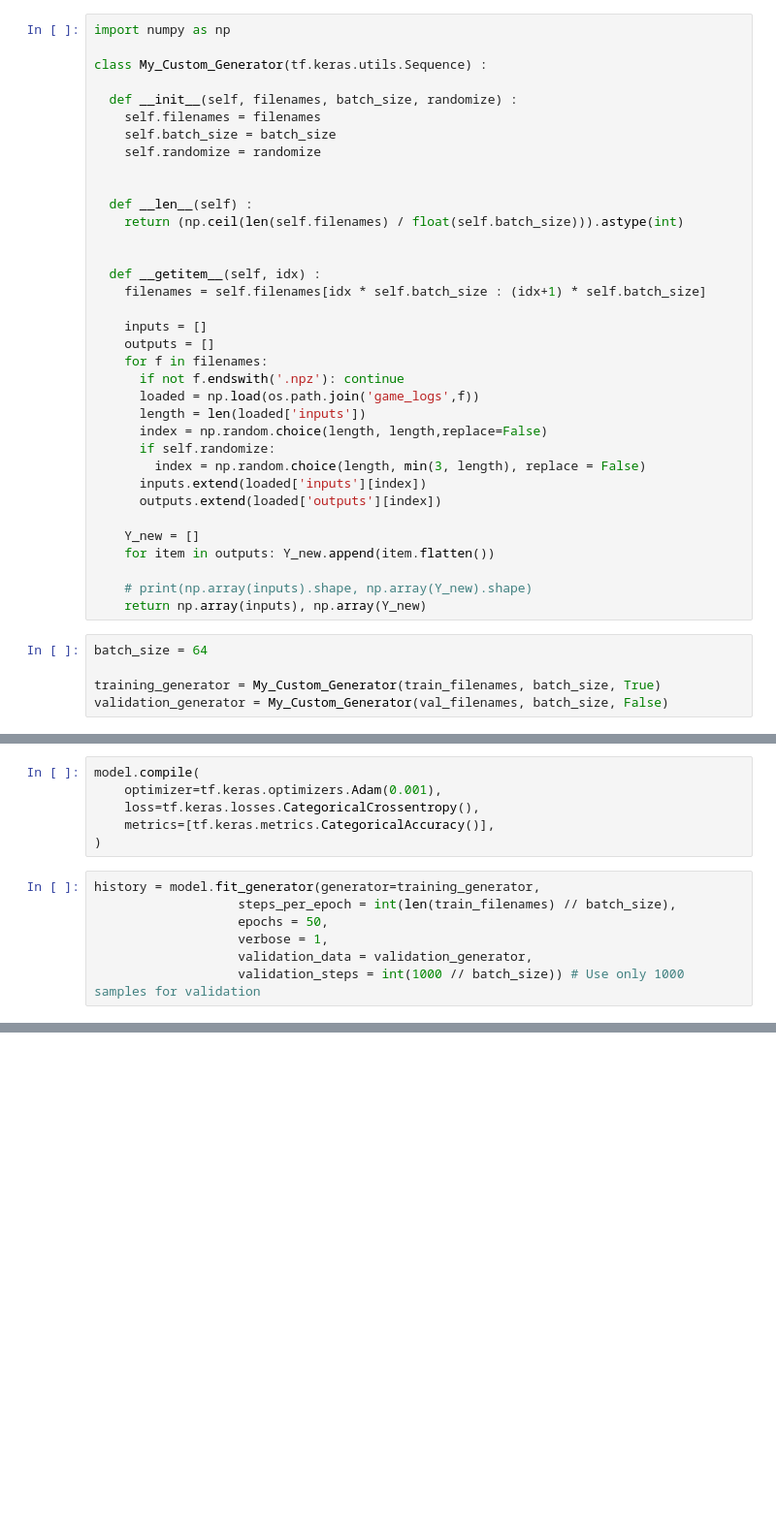
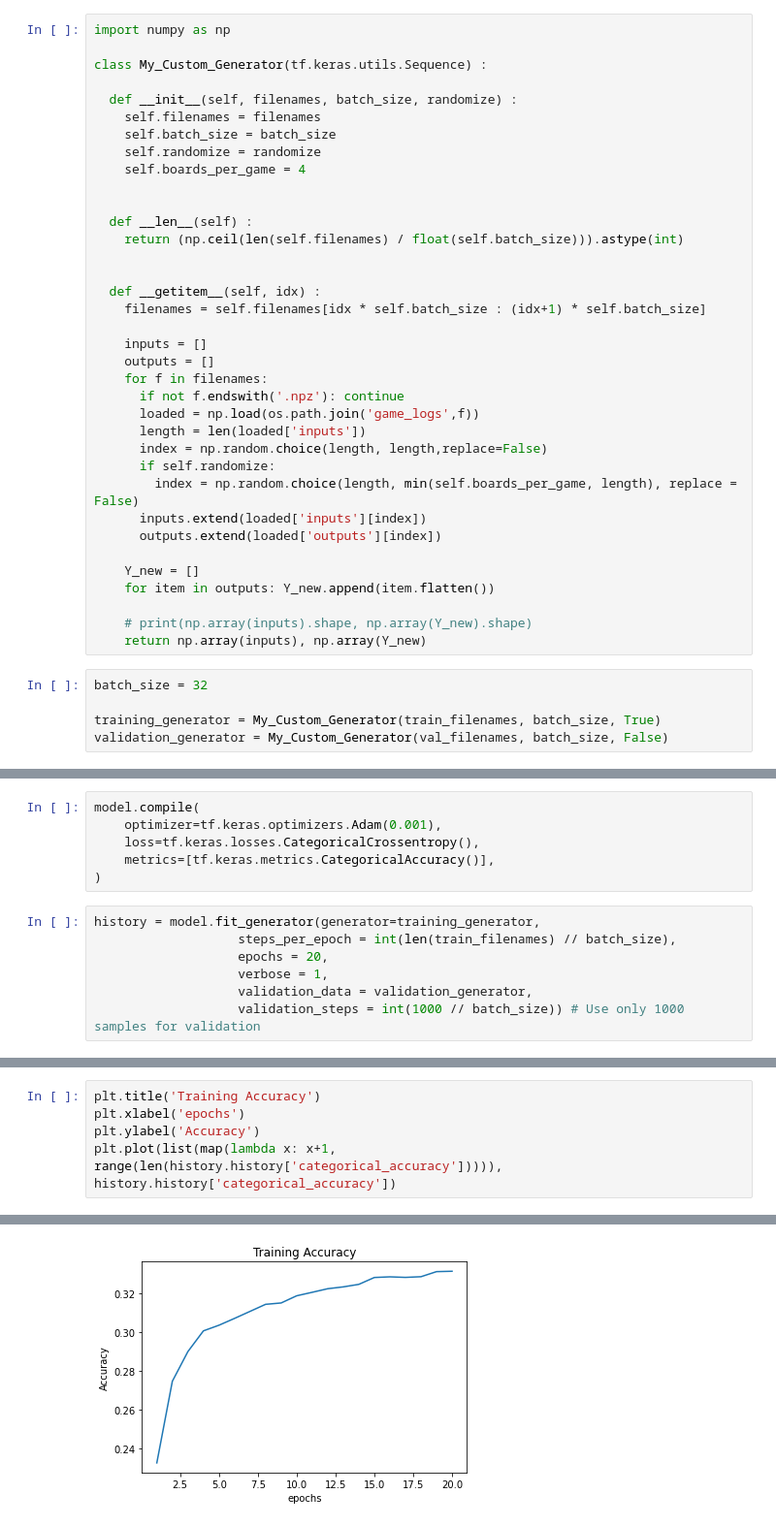
Before and after one commit to gurnoor6/opponent-modelling, a Jupyter notebook: Opponent_Modelling.ipynb, the cells around one changed output, grey strips where cells are left out. Shown at 97% size. Saved outputs shown, nothing was run; the diff lists cells and outputs as text; blank space fills up the shorter version.

Commit message:
20 epoch cross entropy

```diff
--- a/Opponent_Modelling.ipynb
+++ b/Opponent_Modelling.ipynb
@@ -44,6 +44,7 @@ class My_Custom_Generator(tf.keras.utils.Sequence) :
     self.filenames = filenames
     self.batch_size = batch_size
     self.randomize = randomize
+    self.boards_per_game = 4
 
 
   def __len__(self) :
@@ -61,7 +62,7 @@ class My_Custom_Generator(tf.keras.utils.Sequence) :
       length = len(loaded['inputs'])
       index = np.random.choice(length, length,replace=False)
       if self.randomize:
-        index = np.random.choice(length, min(3, length), replace = False)
+        index = np.random.choice(length, min(self.boards_per_game, length), replace = False)
       inputs.extend(loaded['inputs'][index])
       outputs.extend(loaded['outputs'][index])
 
@@ -71,7 +72,7 @@ class My_Custom_Generator(tf.keras.utils.Sequence) :
     # print(np.array(inputs).shape, np.array(Y_new).shape)
     return np.array(inputs), np.array(Y_new)
 # %%
-batch_size = 64
+batch_size = 32
 
 training_generator = My_Custom_Generator(train_filenames, batch_size, True)
 validation_generator = My_Custom_Generator(val_filenames, batch_size, False)
@@ -126,7 +127,7 @@ model.compile(
 # %%
 history = model.fit_generator(generator=training_generator,
                    steps_per_epoch = int(len(train_filenames) // batch_size),
-                   epochs = 50,
+                   epochs = 20,
                    verbose = 1,
                    validation_data = validation_generator,
                    validation_steps = int(1000 // batch_size)) # Use only 1000 samples for validation
@@ -158,0 +162,6 @@ plt.plot(list(map(lambda x: x+1, range(len(history.history['loss'])))),  history
+# %%
+plt.title('Training Accuracy')
+plt.xlabel('epochs')
+plt.ylabel('Accuracy')
+plt.plot(list(map(lambda x: x+1, range(len(history.history['categorical_accuracy'])))),  history.history['categorical_accuracy'])
+# %% [output]
@@ -159,3 +169,4 @@ plt.plot(list(map(lambda x: x+1, range(len(history.history['loss'])))),  history
+[figure, added]
 # %%
 # Plot the loss a sa function of number of epochs
 plt.title('Validation Loss')
```
Also changed, not shown: parts of 8 cells of this notebook.
